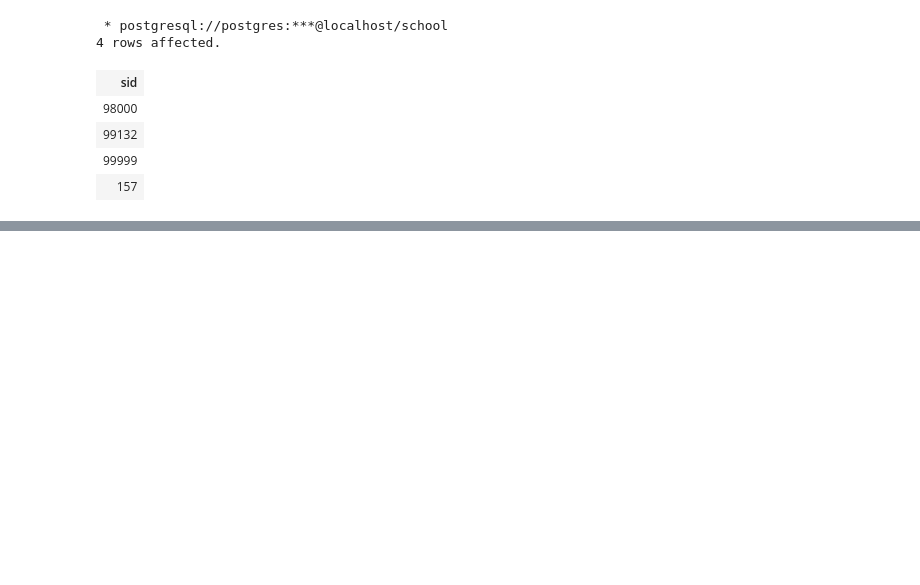
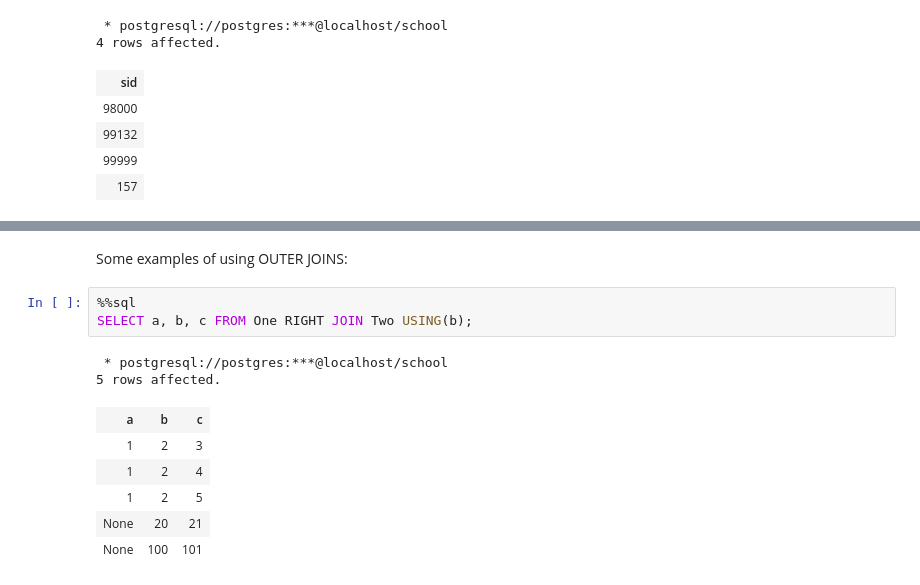
Before and after one commit to robotenique/pythonDev, a Jupyter notebook: util/databases/psql_db_manipulation.ipynb, the cells around one changed output, grey strips where cells are left out. Saved outputs shown, nothing was run; the diff lists cells and outputs as text; blank space fills up the shorter version.

```diff
--- a/util/databases/psql_db_manipulation.ipynb
+++ b/util/databases/psql_db_manipulation.ipynb
@@ -403,0 +503,14 @@ UNION
+# %% [markdown]
+Some examples of using OUTER JOINS:
+# %%
+%%sql
+SELECT a, b, c FROM One RIGHT JOIN Two USING(b);
+# %% [output]
+ * postgresql://postgres:***@localhost/school
+5 rows affected.
+| a | b | c |
+| 1 | 2 | 3 |
+| 1 | 2 | 4 |
+| 1 | 2 | 5 |
+| None | 20 | 21 |
+| None | 100 | 101 |
```
Also changed, not shown: parts of 33 cells of this notebook.
